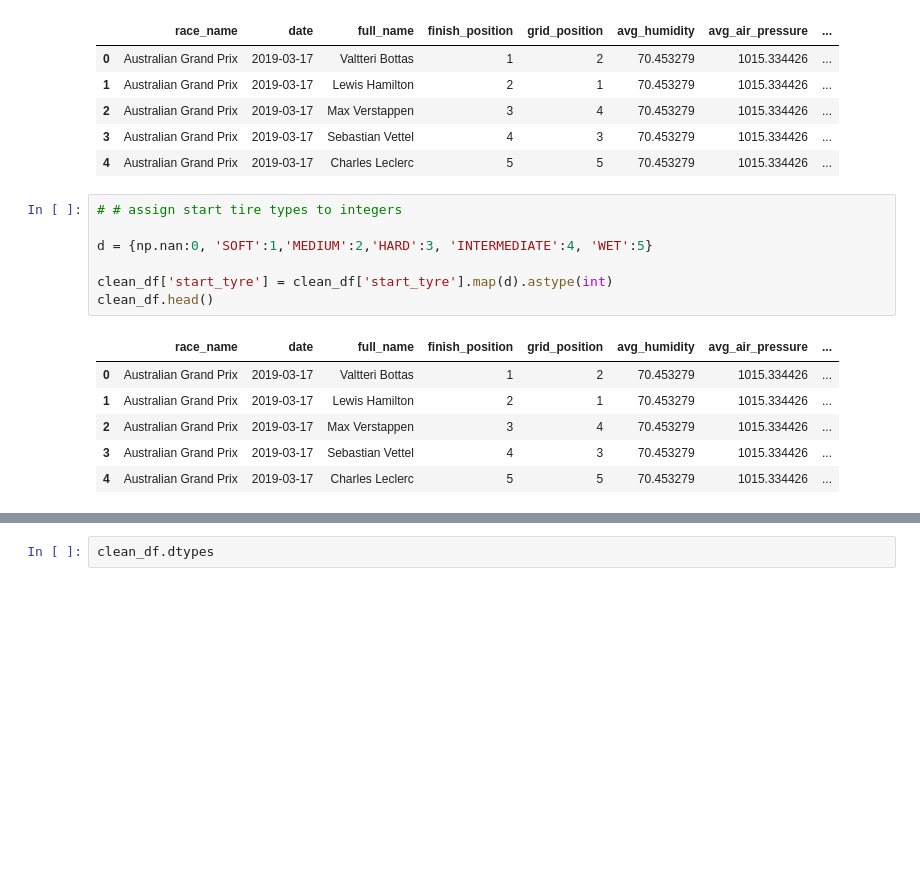
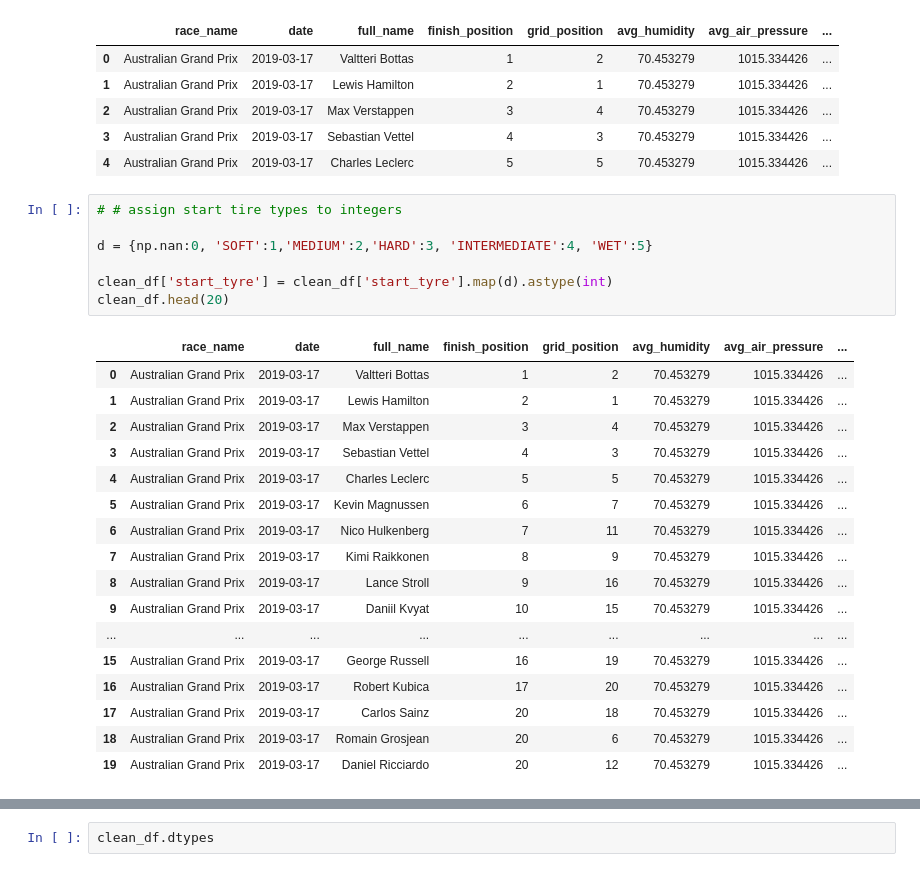
Before and after one commit to Connor-Theo/Formula_1_Sim, a Jupyter notebook: sim_explore.ipynb, the cells around one changed output, grey strips where cells are left out. Cells and saved outputs as stored; diff of their text form; blank space fills up the shorter version.

```diff
--- a/sim_explore.ipynb
+++ b/sim_explore.ipynb
@@ -279,17 +278,28 @@ clean_df.head()
 # %%
 # # assign start tire types to integers
 
 d = {np.nan:0, 'SOFT':1,'MEDIUM':2,'HARD':3, 'INTERMEDIATE':4, 'WET':5}
 
 clean_df['start_tyre'] = clean_df['start_tyre'].map(d).astype(int)
-clean_df.head()
+clean_df.head(20)
 # %% [output]
 |  | race_name | date | full_name | finish_position | grid_position | avg_humidity | avg_air_pressure | ... |
 | 0 | Australian Grand Prix | 2019-03-17 | Valtteri Bottas | 1 | 2 | 70.453279 | 1015.334426 | ... |
 | 1 | Australian Grand Prix | 2019-03-17 | Lewis Hamilton | 2 | 1 | 70.453279 | 1015.334426 | ... |
 | 2 | Australian Grand Prix | 2019-03-17 | Max Verstappen | 3 | 4 | 70.453279 | 1015.334426 | ... |
 | 3 | Australian Grand Prix | 2019-03-17 | Sebastian Vettel | 4 | 3 | 70.453279 | 1015.334426 | ... |
 | 4 | Australian Grand Prix | 2019-03-17 | Charles Leclerc | 5 | 5 | 70.453279 | 1015.334426 | ... |
+| 5 | Australian Grand Prix | 2019-03-17 | Kevin Magnussen | 6 | 7 | 70.453279 | 1015.334426 | ... |
+| 6 | Australian Grand Prix | 2019-03-17 | Nico Hulkenberg | 7 | 11 | 70.453279 | 1015.334426 | ... |
+| 7 | Australian Grand Prix | 2019-03-17 | Kimi Raikkonen | 8 | 9 | 70.453279 | 1015.334426 | ... |
+| 8 | Australian Grand Prix | 2019-03-17 | Lance Stroll | 9 | 16 | 70.453279 | 1015.334426 | ... |
+| 9 | Australian Grand Prix | 2019-03-17 | Daniil Kvyat | 10 | 15 | 70.453279 | 1015.334426 | ... |
+| ... | ... | ... | ... | ... | ... | ... | ... | ... |
+| 15 | Australian Grand Prix | 2019-03-17 | George Russell | 16 | 19 | 70.453279 | 1015.334426 | ... |
+| 16 | Australian Grand Prix | 2019-03-17 | Robert Kubica | 17 | 20 | 70.453279 | 1015.334426 | ... |
+| 17 | Australian Grand Prix | 2019-03-17 | Carlos Sainz | 20 | 18 | 70.453279 | 1015.334426 | ... |
+| 18 | Australian Grand Prix | 2019-03-17 | Romain Grosjean | 20 | 6 | 70.453279 | 1015.334426 | ... |
+| 19 | Australian Grand Prix | 2019-03-17 | Daniel Ricciardo | 20 | 12 | 70.453279 | 1015.334426 | ... |
 # %%
 # # assign end tire types to integers
 
```
Also changed, not shown: parts of 20 cells of this notebook.
